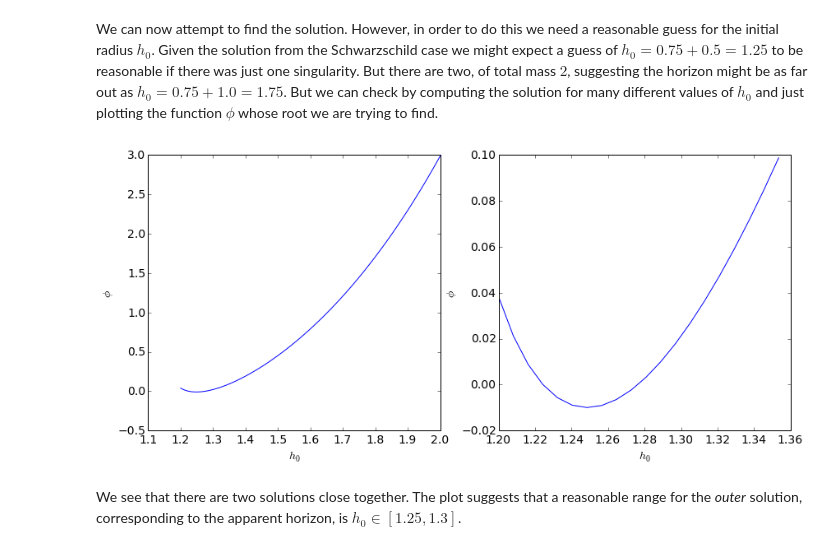
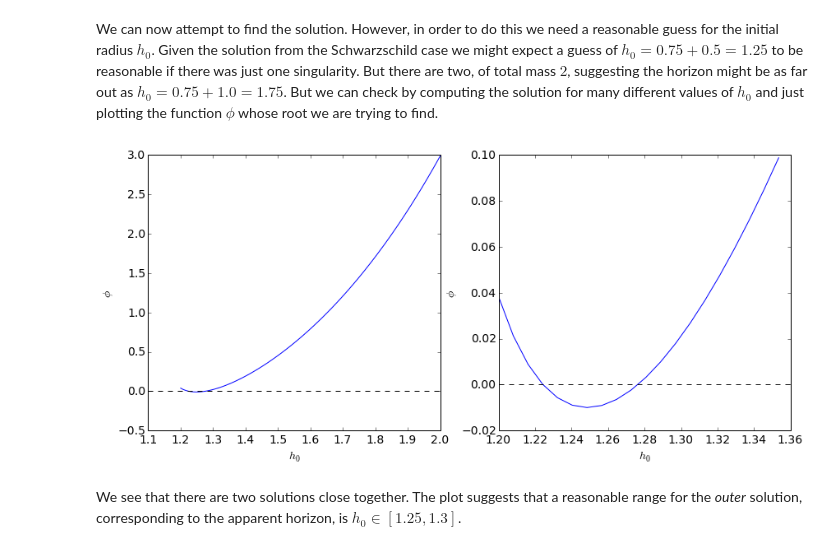
Before and after one commit to IanHawke/findhorizon, a Jupyter notebook: Numerical Methods.ipynb, the cells around one changed output. Cells and saved outputs as stored; diff of their text form; code cells hidden in the pictures.

```diff
--- a/Numerical Methods.ipynb
+++ b/Numerical Methods.ipynb
@@ -240,20 +240,22 @@ We can now attempt to find the solution. However, in order to do this we need a
 # %%
 h0_range = np.linspace(1.2, 2.0, 100)
 phi_range = np.zeros_like(h0_range)
 for i in range(len(h0_range)):
     phi_range[i] = shooting_function_binary(h0_range[i])
 fig = plt.figure(figsize=(14,6))
 ax = fig.add_subplot(121)
 ax.plot(h0_range, phi_range)
 ax.set_xlabel("$h_0$")
 ax.set_ylabel("$\phi$")
+ax.axhline(color = 'black', linestyle = '--')
 ax = fig.add_subplot(122)
 ax.plot(h0_range[:20], phi_range[:20])
 ax.set_xlabel("$h_0$")
 ax.set_ylabel("$\phi$")
+ax.axhline(color = 'black', linestyle = '--')
 plt.show()
 # %% [output]
-[figure, old version]
+[figure, new version]
 # %% [markdown]
 We see that there are two solutions close together. The plot suggests that a reasonable range for the *outer* solution, corresponding to the apparent horizon, is $h_0 \in [1.25, 1.3]$.
 # %%
```
Also changed, not shown: parts of 2 cells of this notebook.
